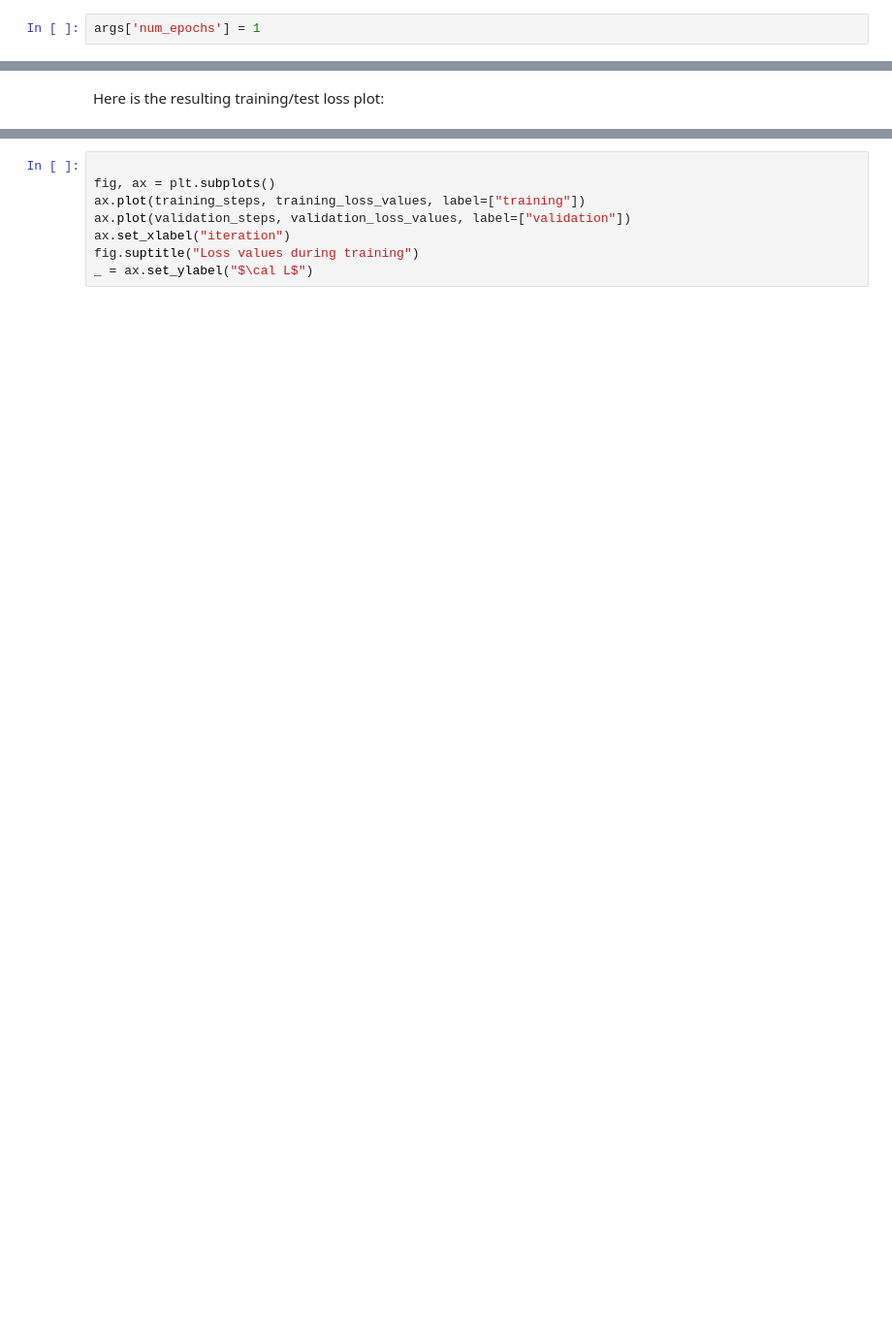
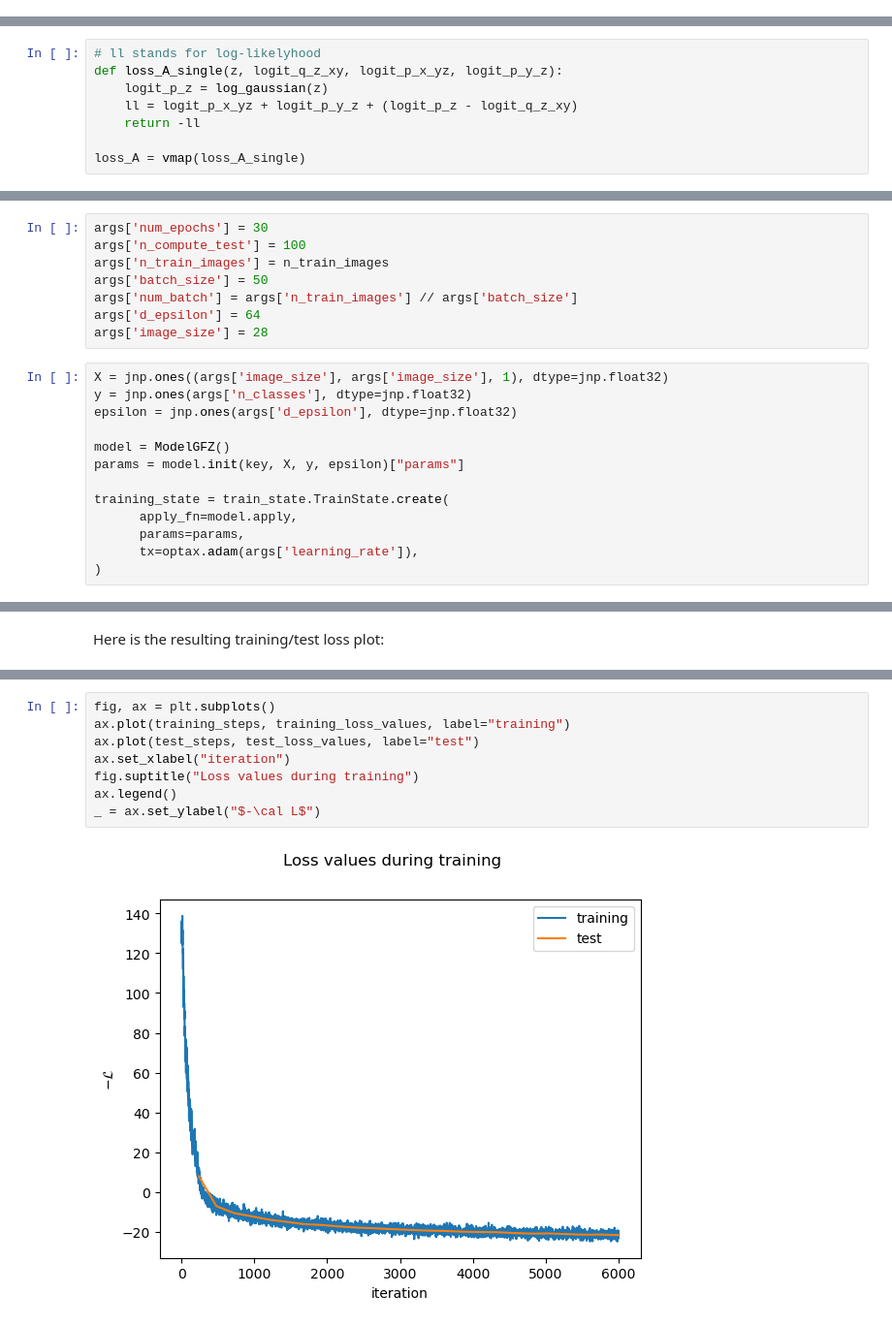
Before and after one commit to paulbarbier/adversarial-attacks-on-generative-classifiers, a Jupyter notebook: code/generative-classifiers.ipynb, the cells around one changed output, grey strips where cells are left out. Shown at 97% size. Cells and saved outputs as stored; diff of their text form; blank space fills up the shorter version.

```diff
--- a/code/generative-classifiers.ipynb
+++ b/code/generative-classifiers.ipynb
@@ -368,2 +386,0 @@ def update_sgd(grad_theta: np.ndarray, grad_phi: np.ndarray, learning_rate: floa
-# %%
-args['num_epochs'] = 1
@@ -431,0 +387,8 @@ SyntaxError: 'tuple' is an illegal expression for augmented assignment (41298014
+# %%
+# ll stands for log-likelyhood
+def loss_A_single(z, logit_q_z_xy, logit_p_x_yz, logit_p_y_z):
+    logit_p_z = log_gaussian(z)
+    ll = logit_p_x_yz + logit_p_y_z + (logit_p_z - logit_q_z_xy)
+    return -ll
+
+loss_A = vmap(loss_A_single)
@@ -431,0 +467,21 @@ SyntaxError: 'tuple' is an illegal expression for augmented assignment (41298014
+# %%
+args['num_epochs'] = 30
+args['n_compute_test'] = 100
+args['n_train_images'] = n_train_images
+args['batch_size'] = 50
+args['num_batch'] = args['n_train_images'] // args['batch_size']
+args['d_epsilon'] = 64
+args['image_size'] = 28
+# %%
+X = jnp.ones((args['image_size'], args['image_size'], 1), dtype=jnp.float32)
+y = jnp.ones(args['n_classes'], dtype=jnp.float32)
+epsilon = jnp.ones(args['d_epsilon'], dtype=jnp.float32)
+
+model = ModelGFZ()
+params = model.init(key, X, y, epsilon)["params"]
+
+training_state = train_state.TrainState.create(
+      apply_fn=model.apply,
+      params=params,
+      tx=optax.adam(args['learning_rate']),
+)
@@ -434,8 +568,10 @@ Here is the resulting training/test loss plot:
 # %%
-
 fig, ax = plt.subplots()
-ax.plot(training_steps, training_loss_values, label=["training"])
-ax.plot(validation_steps, validation_loss_values, label=["validation"])
+ax.plot(training_steps, training_loss_values, label="training")
+ax.plot(test_steps, test_loss_values, label="test")
 ax.set_xlabel("iteration")
 fig.suptitle("Loss values during training")
-_ = ax.set_ylabel("$\cal L$")
+ax.legend()
+_ = ax.set_ylabel("$-\cal L$")
+# %% [output]
+[figure, added]
```
Also changed, not shown: parts of 28 cells of this notebook.
